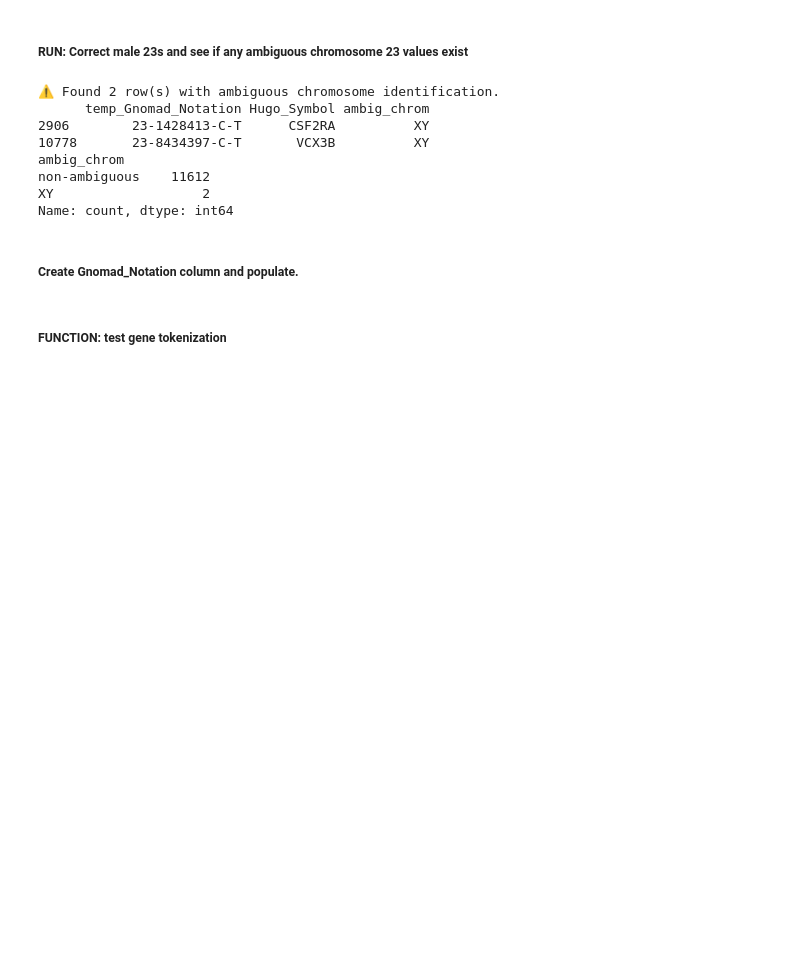
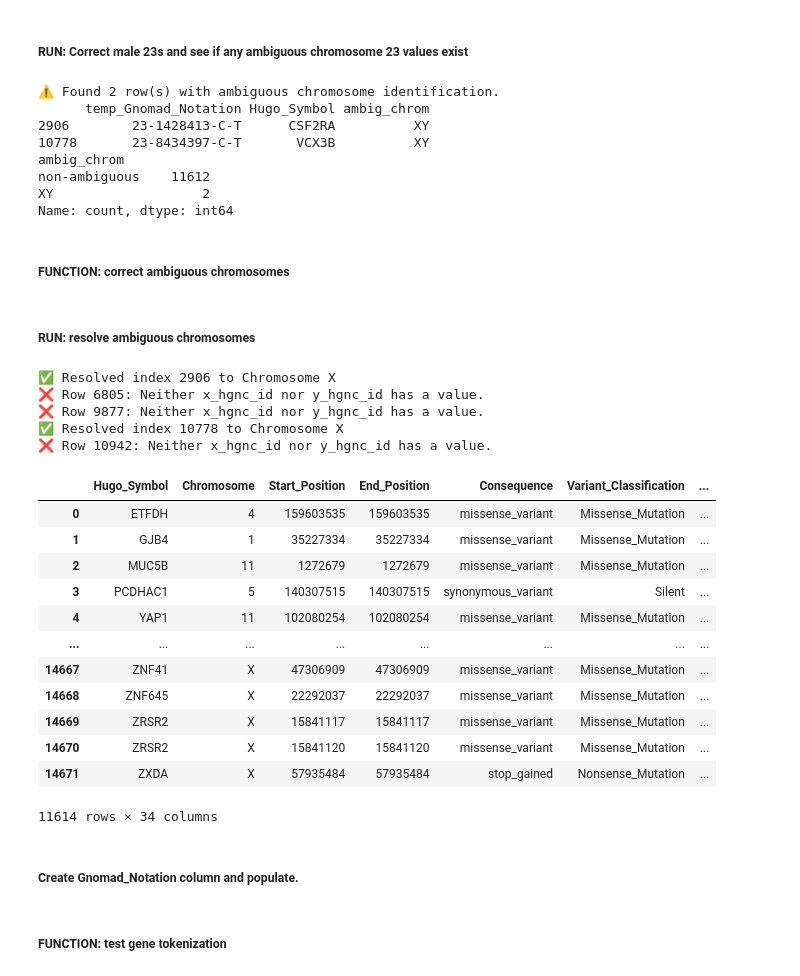
Before and after one commit to cancervariants/metakb, a Jupyter notebook: hmc_notebooks/transformer.ipynb, the cells around one changed output. Cells and saved outputs as stored; diff of their text form; code cells hidden in the pictures; blank space fills up the shorter version.

```diff
--- a/hmc_notebooks/transformer.ipynb
+++ b/hmc_notebooks/transformer.ipynb
@@ -791,5 +796,72 @@ ambig_chrom
 non-ambiguous    11612
 XY                   2
 Name: count, dtype: int64
+# %% [markdown]
+##### FUNCTION: correct ambiguous chromosomes
+# %%
+def resolve_ambiguous_chromosomes(df):
+    """
+    Resolve ambiguous Chr23 variants in male samples and flag problematic rows.
+
+    - For Chrom_23 == True and SEX == male:
+      - If both x_hgnc_id and y_hgnc_id have values → ⚠️ warn
+      - If neither has values → ❌ warn
+      - If ambig_chrom == "XY" or "neither", try to resolve Chromosome field
+    """
+    chrom23_male_mask = (
+        (df["Chrom_23"] == True) &
+        (df["SEX"].str.lower().str.strip() == "male")
+    )
+
+    for idx, row in df[chrom23_male_mask].iterrows():
+        x_id = str(row.get("x_hgnc_id", "")).strip()
+        y_id = str(row.get("y_hgnc_id", "")).strip()
+        ambig_status = row.get("ambig_chrom", "not_set")
+
+        # ⚠️ Raise general warnings, regardless of ambig_chrom
+        if x_id != "no_value" and y_id != "no_value":
+            print(f"⚠️ Row {idx}: Both x_hgnc_id and y_hgnc_id have values. Manual check recommended.")
+        elif x_id == "no_value" and y_id == "no_value":
+            print(f"❌ Row {idx}: Neither x_hgnc_id nor y_hgnc_id has a value.")
+
+        # ✅ Try resolving ambiguous chromosomes
+        if ambig_status in ["XY", "neither"]:
+            if x_id != "no_value" and y_id == "no_value":
+                df.at[idx, "Chromosome"] = "X"
+                df.at[idx, "ambig_chrom"] = "resolved_X"
+                print(f"✅ Resolved index {idx} to Chromosome X")
+            elif y_id != "no_value" and x_id == "no_value":
+                df.at[idx, "Chromosome"] = "Y"
+                df.at[idx, "ambig_chrom"] = "resolved_Y"
+                print(f"✅ Resolved index {idx} to Chromosome Y")
+            elif x_id != "no_value" and y_id != "no_value":
+                print(f"⚠️ Index {idx}: Ambiguous Chromosome with both HGNC IDs present.")
+            else:
+                print(f"❌ Index {idx}: Ambiguous Chromosome with no HGNC ID found.")
+
+    return df
+# %% [markdown]
+##### RUN: resolve ambiguous chromosomes
+# %%
+resolve_ambiguous_chromosomes(result_df)
+# %% [output]
+✅ Resolved index 2906 to Chromosome X
+❌ Row 6805: Neither x_hgnc_id nor y_hgnc_id has a value.
+❌ Row 9877: Neither x_hgnc_id nor y_hgnc_id has a value.
+✅ Resolved index 10778 to Chromosome X
+❌ Row 10942: Neither x_hgnc_id nor y_hgnc_id has a value.
+|  | Hugo_Symbol | Chromosome | Start_Position | End_Position | Consequence | Variant_Classification | ... |
+| 0 | ETFDH | 4 | 159603535 | 159603535 | missense_variant | Missense_Mutation | ... |
+| 1 | GJB4 | 1 | 35227334 | 35227334 | missense_variant | Missense_Mutation | ... |
+| 2 | MUC5B | 11 | 1272679 | 1272679 | missense_variant | Missense_Mutation | ... |
+| 3 | PCDHAC1 | 5 | 140307515 | 140307515 | synonymous_variant | Silent | ... |
+| 4 | YAP1 | 11 | 102080254 | 102080254 | missense_variant | Missense_Mutation | ... |
+| ... | ... | ... | ... | ... | ... | ... | ... |
+| 14667 | ZNF41 | X | 47306909 | 47306909 | missense_variant | Missense_Mutation | ... |
+| 14668 | ZNF645 | X | 22292037 | 22292037 | missense_variant | Missense_Mutation | ... |
+| 14669 | ZRSR2 | X | 15841117 | 15841117 | missense_variant | Missense_Mutation | ... |
+| 14670 | ZRSR2 | X | 15841120 | 15841120 | missense_variant | Missense_Mutation | ... |
+| 14671 | ZXDA | X | 57935484 | 57935484 | stop_gained | Nonsense_Mutation | ... |
+11614 rows × 34 columns
 # %% [markdown]
 ##### Create Gnomad_Notation column and populate.
```
Also changed, not shown: parts of 19 cells of this notebook, 6 other files.
